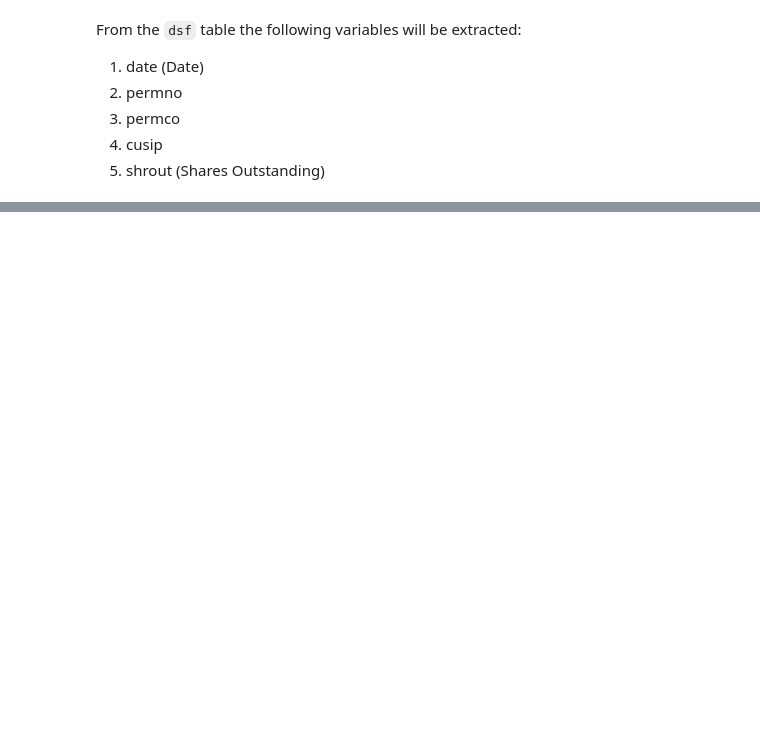
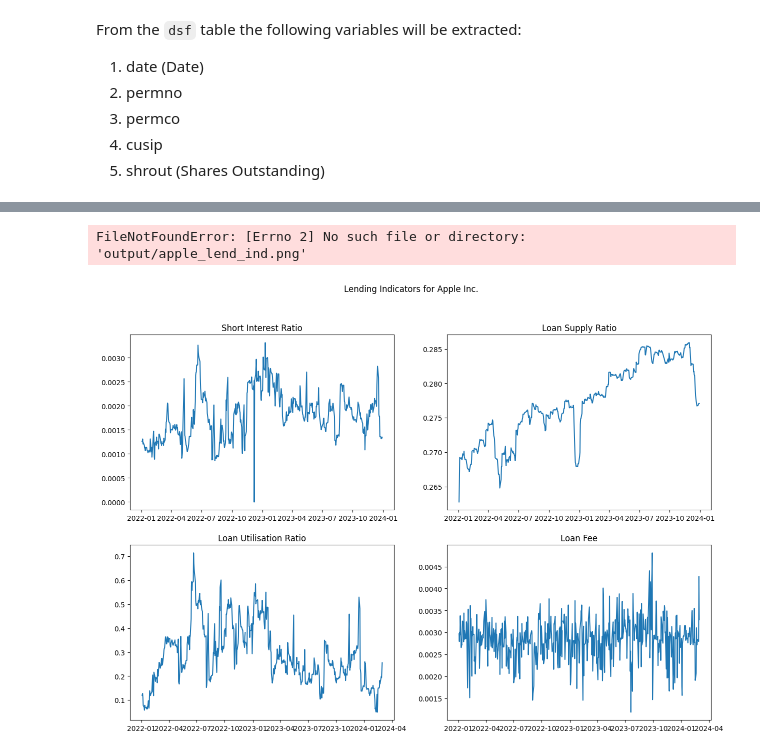
Before and after one commit to baptistepepin/FINM-32900-PROJECT, a Jupyter notebook: src/Project_Notebook.ipynb, the cells around one changed output, grey strips where cells are left out. Saved outputs shown, nothing was run; the diff lists cells and outputs as text; code cells hidden in the pictures; blank space fills up the shorter version.

```diff
--- a/src/Project_Notebook.ipynb
+++ b/src/Project_Notebook.ipynb
@@ -124,3 +150,8 @@ From the `metrics` table the following variables will be extracted:
 The three previous Reprisk tables will be extracted under the same SQL query since they belong to the same library. Furthermore, they will be joined using the `reprisk_id`, a unique identifier available in each table.
 
 The extraction and loading process is managed by `load_reprisk.py` a Python script designed for efficient data retrieval.
+# %%
+from load_reprisk import load_RepRisk
+
+reprisk_df = load_RepRisk()
+reprisk_df.head()
@@ -152,0 +204,5 @@ From the `amereqty` table the following variables will be extracted:
+# %%
+from load_markit import load_Markit
+
+markit_df = load_Markit()
+markit_df.head()
@@ -187,0 +249,5 @@ From the `mkdir` table the following variables will be extracted:
+# %%
+from load_crsp import load_CRSP
+
+crsp_df = load_CRSP()
+crsp_df.head()
@@ -209,0 +283,8 @@ The `merge_markit_crsp_reprisk.py` module contain the function designed to integ
+# %%
+from merge_markit_crsp import merge_markit_crsp
+from merge_markit_crsp_reprisk import merge_data
+
+merged_markit_crsp = merge_markit_crsp(markit_df, crsp_df)
+
+merged_df = merge_data(merged_markit_crsp, reprisk_df)
+merged_df.head()
@@ -291,0 +382,7 @@ We have also computed the `mean`, so the average of a data set, the `standard de
+# %%
+from plot_apple_lend_ind import plot_apple_lend_ind
+
+_ = plot_apple_lend_ind(merged_df)
+# %% [output]
+FileNotFoundError: [Errno 2] No such file or directory: 'output/apple_lend_ind.png'
+[figure, added]
```
Also changed, not shown: parts of 31 cells of this notebook, 1 other file.
